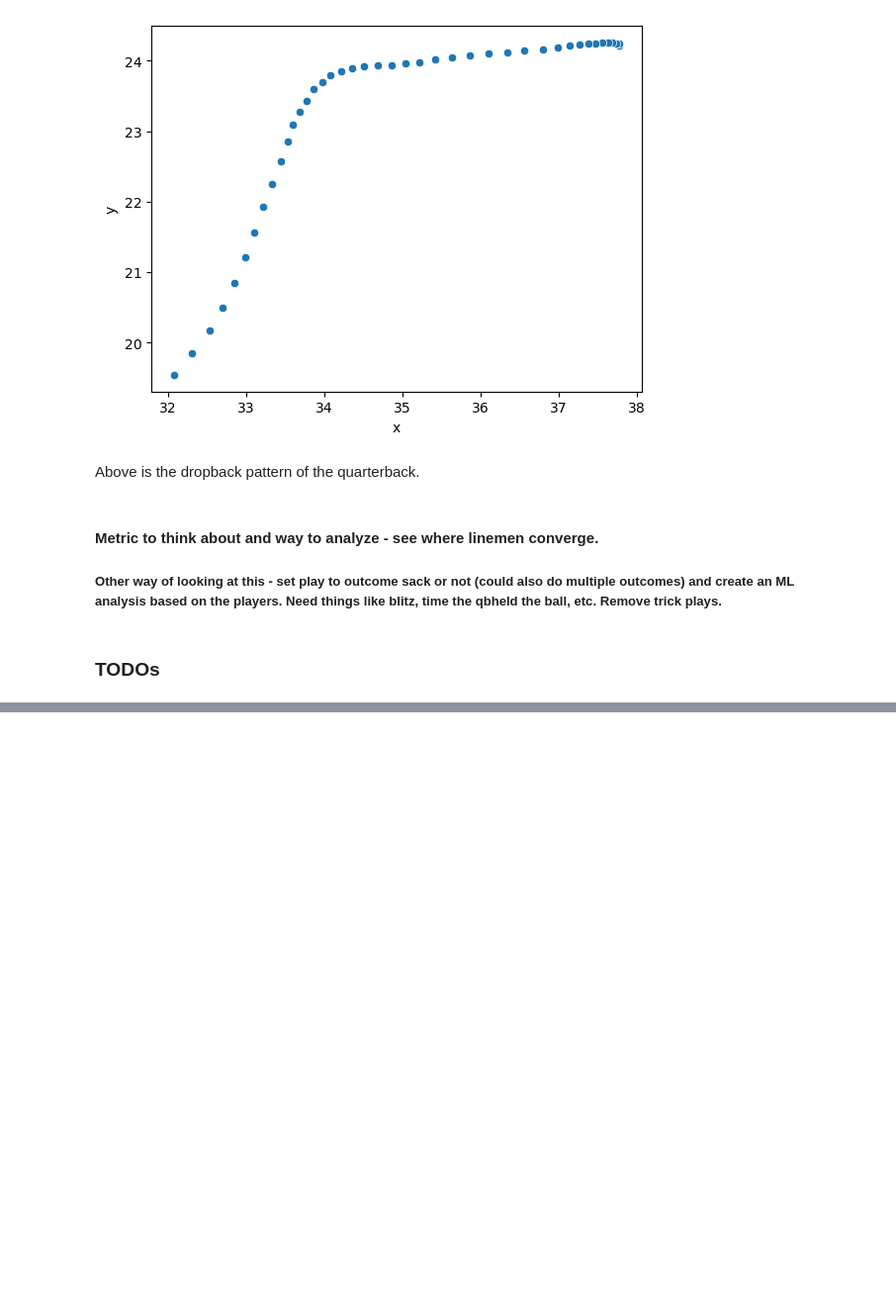
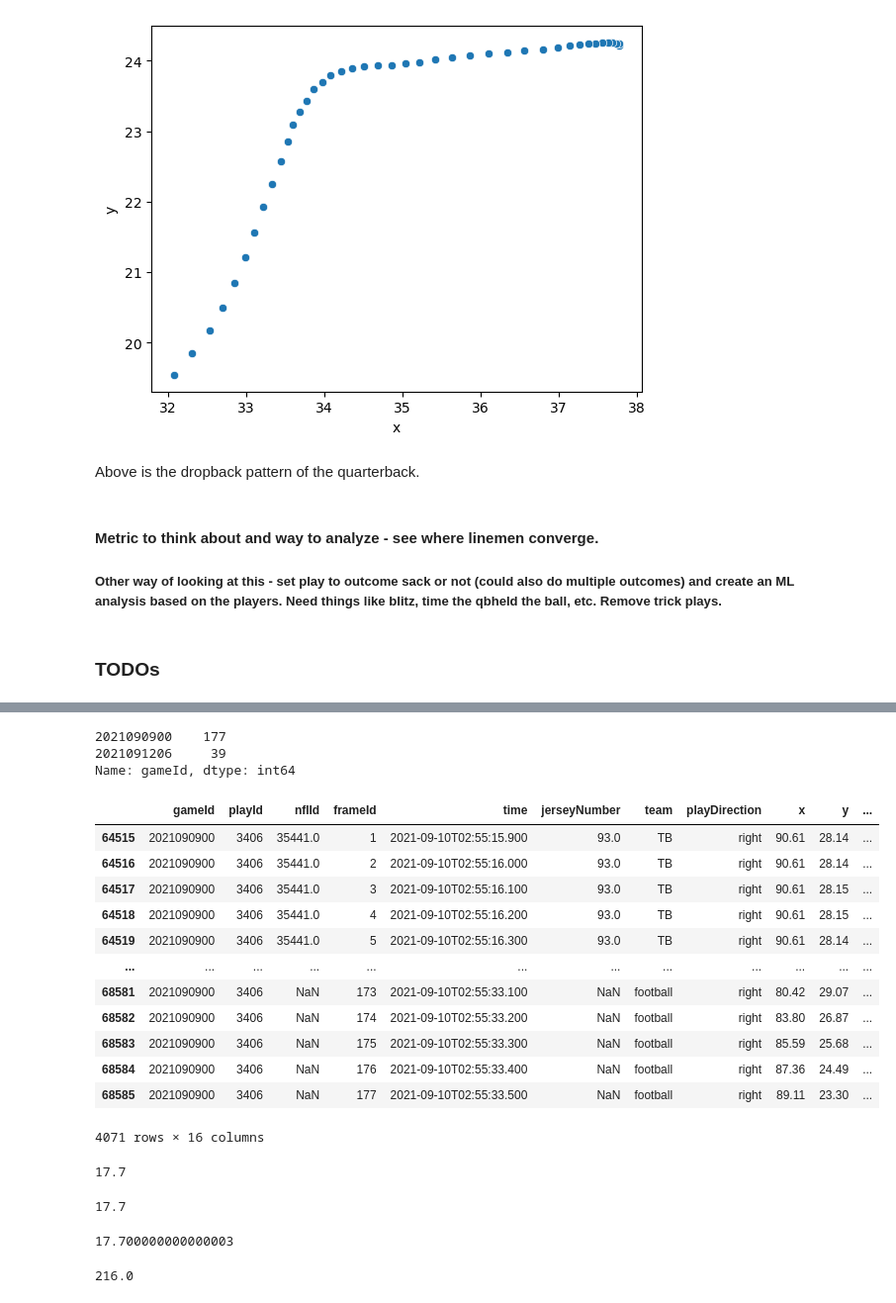
Before and after one commit to Miller-Ryan-1/nfl-linemen, a Jupyter notebook: analysis_playground.ipynb, the cells around one changed output, grey strips where cells are left out. Shown: that part at 99% size. Saved outputs shown, nothing was run; the diff lists cells and outputs as text; code cells hidden in the pictures; blank space fills up the shorter version.

```diff
--- a/analysis_playground.ipynb
+++ b/analysis_playground.ipynb
@@ -6,6 +6,7 @@ import seaborn as sns
 import scipy.stats as stats
 
 %matplotlib inline
+pd.set_option('display.max_columns', None)
 # %% [markdown]
 Going through the different csvs to see what we're working with:
 # %%
@@ -191,0 +265,40 @@ Above is the dropback pattern of the quarterback.
+# %%
+w1_play_a[w1_play_a.team == 'football'].gameId.value_counts()
+# %% [output]
+2021090900    177
+2021091206     39
+Name: gameId, dtype: int64
+# %%
+w1_play_a = w1[w1.playId == 3406][w1.gameId == 2021090900]
+# %%
+w1_play_a
+# %% [output]
+|  | gameId | playId | nflId | frameId | time | jerseyNumber | team | playDirection | x | y | ... |
+| 64515 | 2021090900 | 3406 | 35441.0 | 1 | 2021-09-10T02:55:15.900 | 93.0 | TB | right | 90.61 | 28.14 | ... |
+| 64516 | 2021090900 | 3406 | 35441.0 | 2 | 2021-09-10T02:55:16.000 | 93.0 | TB | right | 90.61 | 28.14 | ... |
+| 64517 | 2021090900 | 3406 | 35441.0 | 3 | 2021-09-10T02:55:16.100 | 93.0 | TB | right | 90.61 | 28.15 | ... |
+| 64518 | 2021090900 | 3406 | 35441.0 | 4 | 2021-09-10T02:55:16.200 | 93.0 | TB | right | 90.61 | 28.15 | ... |
+| 64519 | 2021090900 | 3406 | 35441.0 | 5 | 2021-09-10T02:55:16.300 | 93.0 | TB | right | 90.61 | 28.14 | ... |
+| ... | ... | ... | ... | ... | ... | ... | ... | ... | ... | ... | ... |
+| 68581 | 2021090900 | 3406 | NaN | 173 | 2021-09-10T02:55:33.100 | NaN | football | right | 80.42 | 29.07 | ... |
+| 68582 | 2021090900 | 3406 | NaN | 174 | 2021-09-10T02:55:33.200 | NaN | football | right | 83.80 | 26.87 | ... |
+| 68583 | 2021090900 | 3406 | NaN | 175 | 2021-09-10T02:55:33.300 | NaN | football | right | 85.59 | 25.68 | ... |
+| 68584 | 2021090900 | 3406 | NaN | 176 | 2021-09-10T02:55:33.400 | NaN | football | right | 87.36 | 24.49 | ... |
+| 68585 | 2021090900 | 3406 | NaN | 177 | 2021-09-10T02:55:33.500 | NaN | football | right | 89.11 | 23.30 | ... |
+4071 rows × 16 columns
+# %%
+len(w1_play_a)/230
+# %% [output]
+17.7
+# %%
+4071/230
+# %% [output]
+17.7
+# %%
+play_seconds(w1_play_a['time'].min(),w1_play_a['time'].max())
+# %% [output]
+17.700000000000003
+# %%
+4968/23
+# %% [output]
+216.0
```
Also changed, not shown: parts of 20 cells of this notebook.
